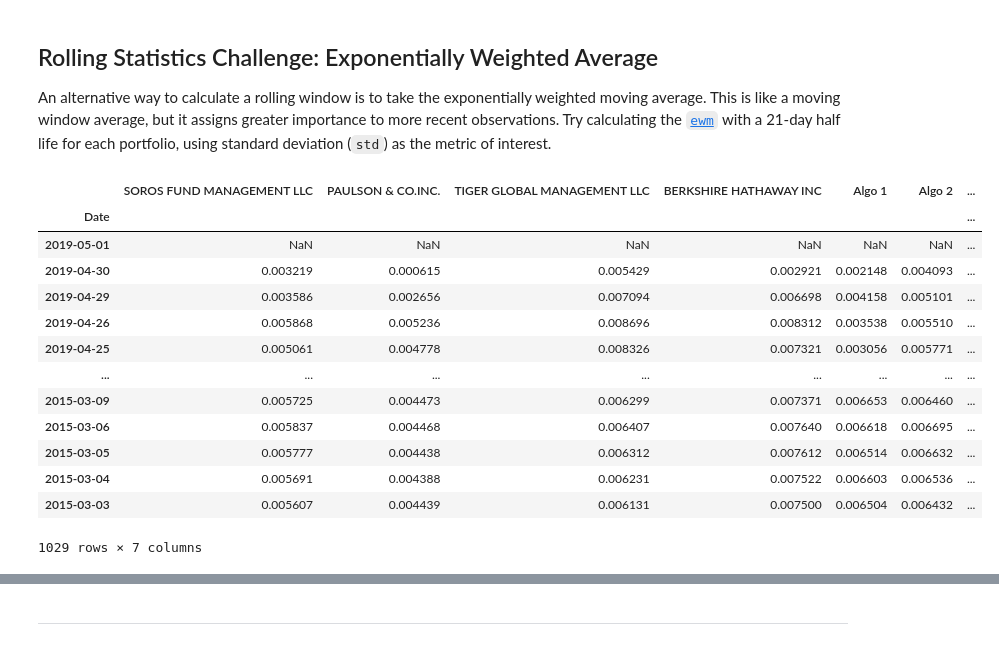
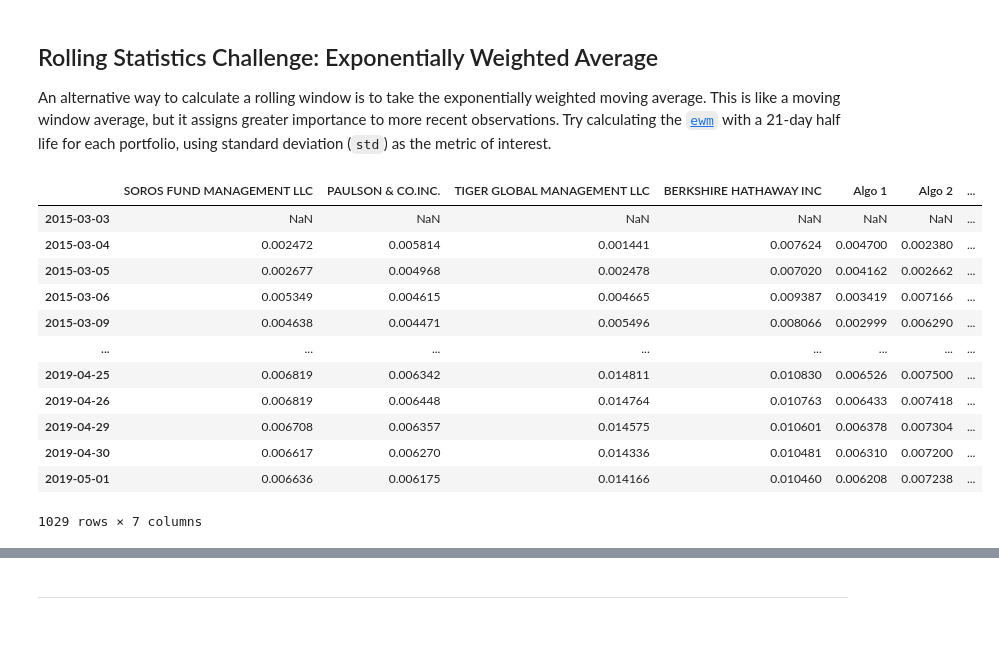
Before and after one commit to malrepos/Assignment---Module-04, a Jupyter notebook: whale_analysis.ipynb, the cells around one changed output, grey strips where cells are left out. Cells and saved outputs as stored; diff of their text form; code cells hidden in the pictures.

```diff
--- a/whale_analysis.ipynb
+++ b/whale_analysis.ipynb
@@ -39,3 +31,8 @@ df_whale = df_whale.sort_index(ascending=False)
+# %%
+# Reading whale returns
+whale_path = Path("Resources/whale_returns.csv")
+df_whale = pd.read_csv(whale_path, index_col="Date", infer_datetime_format=True, parse_dates=True)
+df_whale.sort_index(inplace=True)
 # %%
 # I like to get a look at the data to see what I'm working with
 df_whale.head()
@@ -92,3 +81,8 @@ df_algo = df_algo.sort_index(ascending=False)
+# %%
+# Reading algorithmic returns
+algo_path = Path("Resources/algo_returns.csv")
+df_algo = pd.read_csv(algo_path, index_col="Date", infer_datetime_format=True, parse_dates=True)
+df_algo.sort_index(inplace=True)
 # %%
 # I like to get a look at the data to see what I'm working with
 
@@ -144,3 +128,8 @@ sp_tsx_hist = sp_tsx_hist.sort_index(ascending=False)
+# %%
+# Reading S&P TSX 60 Closing Prices
+sp_path = Path("Resources/sp_tsx_history.csv")
+sp_tsx_hist = pd.read_csv(sp_path, index_col="Date", infer_datetime_format=True, parse_dates=True)
+sp_tsx_hist.sort_index(inplace=True)
 # %%
 # I like to get a look at the data to see what I'm working with and check all is working as expected
 
@@ -549,19 +527,19 @@ rolling_beta.plot(figsize=(20, 10), title="Rolling 60-Day Beta of Algo 1")
 An alternative way to calculate a rolling window is to take the exponentially weighted moving average. This is like a moving window average, but it assigns greater importance to more recent observations. Try calculating the [`ewm`](https://pandas.pydata.org/pandas-docs/stable/reference/api/pandas.DataFrame.ewm.html) with a 21-day half life for each portfolio, using standard deviation (`std`) as the metric of interest.
 # %%
 # Use `ewm` to calculate the rolling window
-joined_daily_returns.ewm(halflife=21).std()
+returns_ewm = joined_daily_returns.ewm(halflife=21).std()
+returns_ewm
 # %% [output]
 |  | SOROS FUND MANAGEMENT LLC | PAULSON & CO.INC. | TIGER GLOBAL MANAGEMENT LLC | BERKSHIRE HATHAWAY INC | Algo 1 | Algo 2 | ... |
-| Date |  |  |  |  |  |  | ... |
-| 2019-05-01 | NaN | NaN | NaN | NaN | NaN | NaN | ... |
-| 2019-04-30 | 0.003219 | 0.000615 | 0.005429 | 0.002921 | 0.002148 | 0.004093 | ... |
-| 2019-04-29 | 0.003586 | 0.002656 | 0.007094 | 0.006698 | 0.004158 | 0.005101 | ... |
-| 2019-04-26 | 0.005868 | 0.005236 | 0.008696 | 0.008312 | 0.003538 | 0.005510 | ... |
-| 2019-04-25 | 0.005061 | 0.004778 | 0.008326 | 0.007321 | 0.003056 | 0.005771 | ... |
+| 2015-03-03 | NaN | NaN | NaN | NaN | NaN | NaN | ... |
+| 2015-03-04 | 0.002472 | 0.005814 | 0.001441 | 0.007624 | 0.004700 | 0.002380 | ... |
+| 2015-03-05 | 0.002677 | 0.004968 | 0.002478 | 0.007020 | 0.004162 | 0.002662 | ... |
+| 2015-03-06 | 0.005349 | 0.004615 | 0.004665 | 0.009387 | 0.003419 | 0.007166 | ... |
+| 2015-03-09 | 0.004638 | 0.004471 | 0.005496 | 0.008066 | 0.002999 | 0.006290 | ... |
 | ... | ... | ... | ... | ... | ... | ... | ... |
-| 2015-03-09 | 0.005725 | 0.004473 | 0.006299 | 0.007371 | 0.006653 | 0.006460 | ... |
-| 2015-03-06 | 0.005837 | 0.004468 | 0.006407 | 0.007640 | 0.006618 | 0.006695 | ... |
-| 2015-03-05 | 0.005777 | 0.004438 | 0.006312 | 0.007612 | 0.006514 | 0.006632 | ... |
-| 2015-03-04 | 0.005691 | 0.004388 | 0.006231 | 0.007522 | 0.006603 | 0.006536 | ... |
-| 2015-03-03 | 0.005607 | 0.004439 | 0.006131 | 0.007500 | 0.006504 | 0.006432 | ... |
+| 2019-04-25 | 0.006819 | 0.006342 | 0.014811 | 0.010830 | 0.006526 | 0.007500 | ... |
+| 2019-04-26 | 0.006819 | 0.006448 | 0.014764 | 0.010763 | 0.006433 | 0.007418 | ... |
+| 2019-04-29 | 0.006708 | 0.006357 | 0.014575 | 0.010601 | 0.006378 | 0.007304 | ... |
+| 2019-04-30 | 0.006617 | 0.006270 | 0.014336 | 0.010481 | 0.006310 | 0.007200 | ... |
+| 2019-05-01 | 0.006636 | 0.006175 | 0.014166 | 0.010460 | 0.006208 | 0.007238 | ... |
 1029 rows × 7 columns
```
Also changed, not shown: parts of 30 cells of this notebook, 4 other files.
